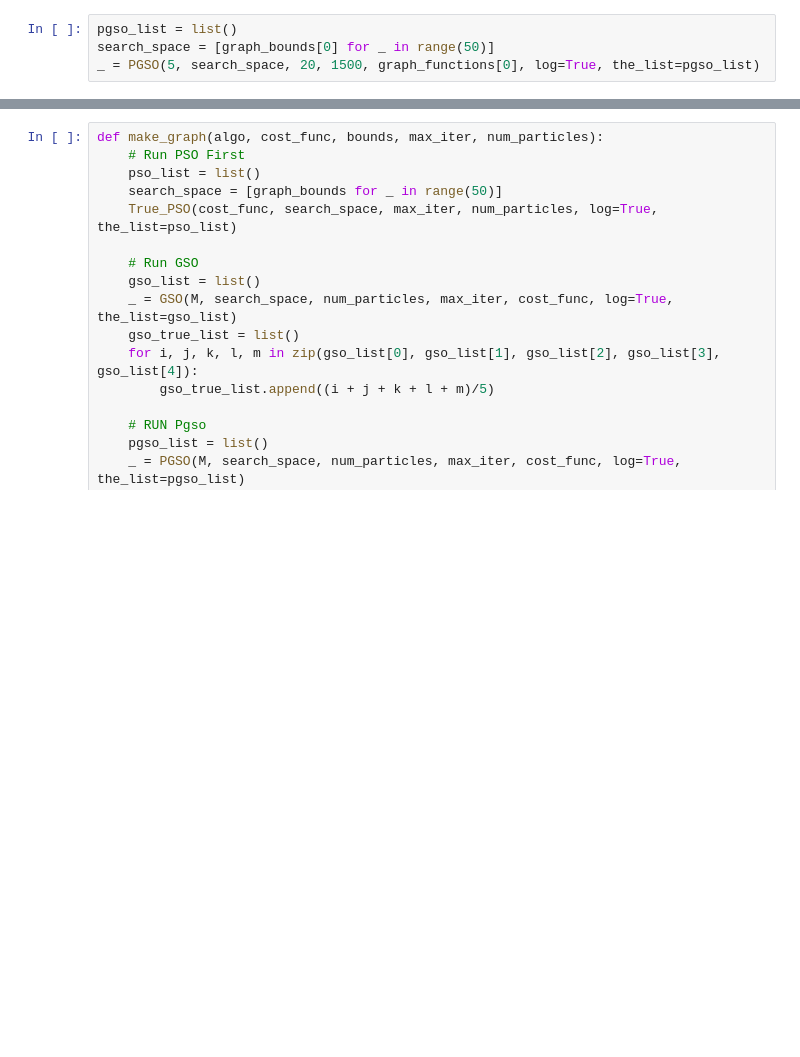
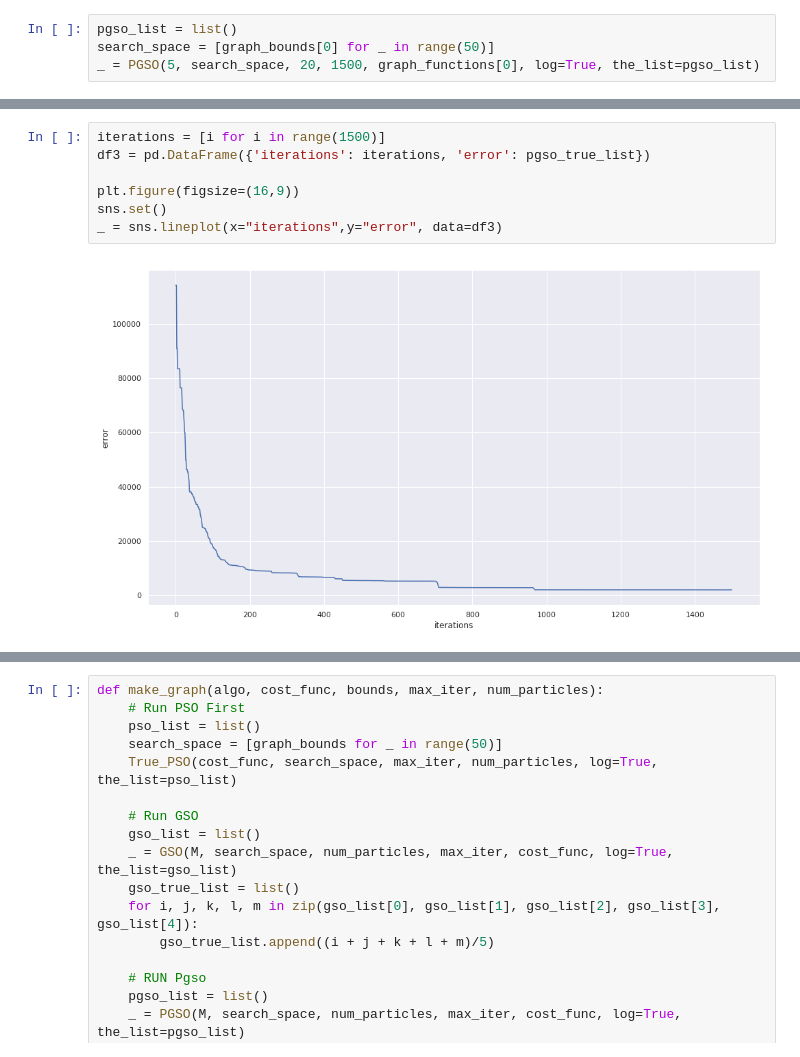
Before and after one commit to shubham0704/parallelGSO, a Jupyter notebook: experiments/Benchmarks.ipynb, the cells around one changed output, grey strips where cells are left out. Saved outputs shown, nothing was run; the diff lists cells and outputs as text; blank space fills up the shorter version.

```diff
--- a/experiments/Benchmarks.ipynb
+++ b/experiments/Benchmarks.ipynb
@@ -384,0 +580,9 @@ AttributeError: 'ListProxy' object has no attribute 'list'
+# %%
+iterations = [i for i in range(1500)]
+df3 = pd.DataFrame({'iterations': iterations, 'error': pgso_true_list})
+
+plt.figure(figsize=(16,9))
+sns.set()
+_ = sns.lineplot(x="iterations",y="error", data=df3)
+# %% [output]
+[figure, added]
```
Also changed, not shown: parts of 13 cells of this notebook, 1 other file.
